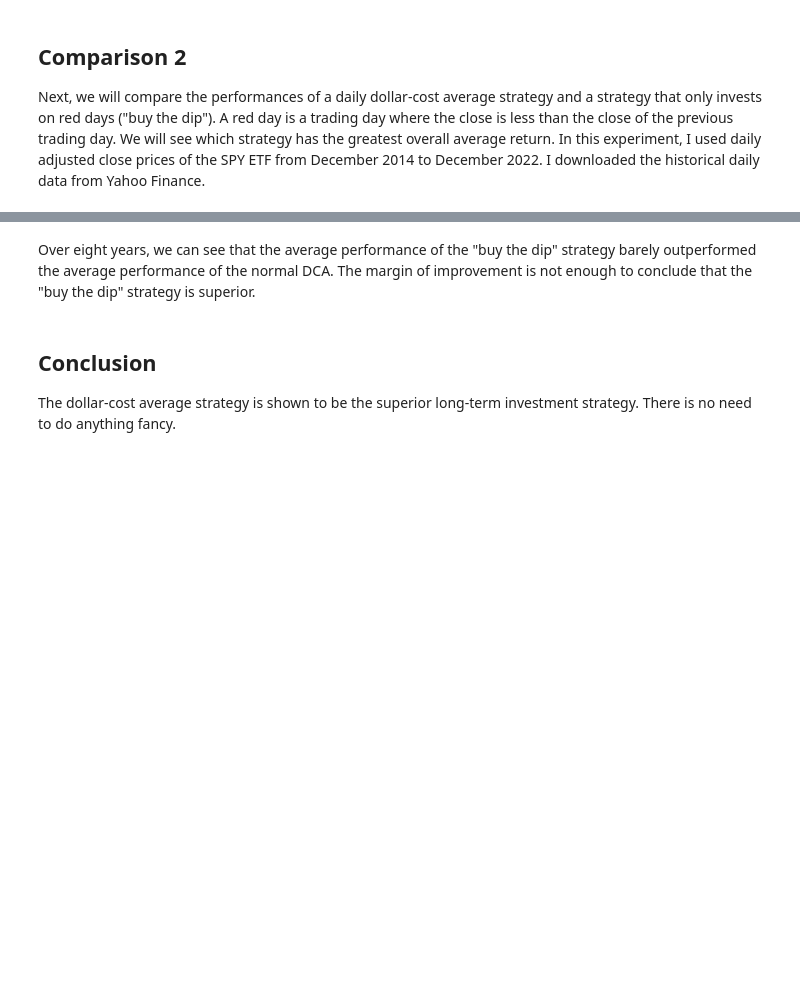
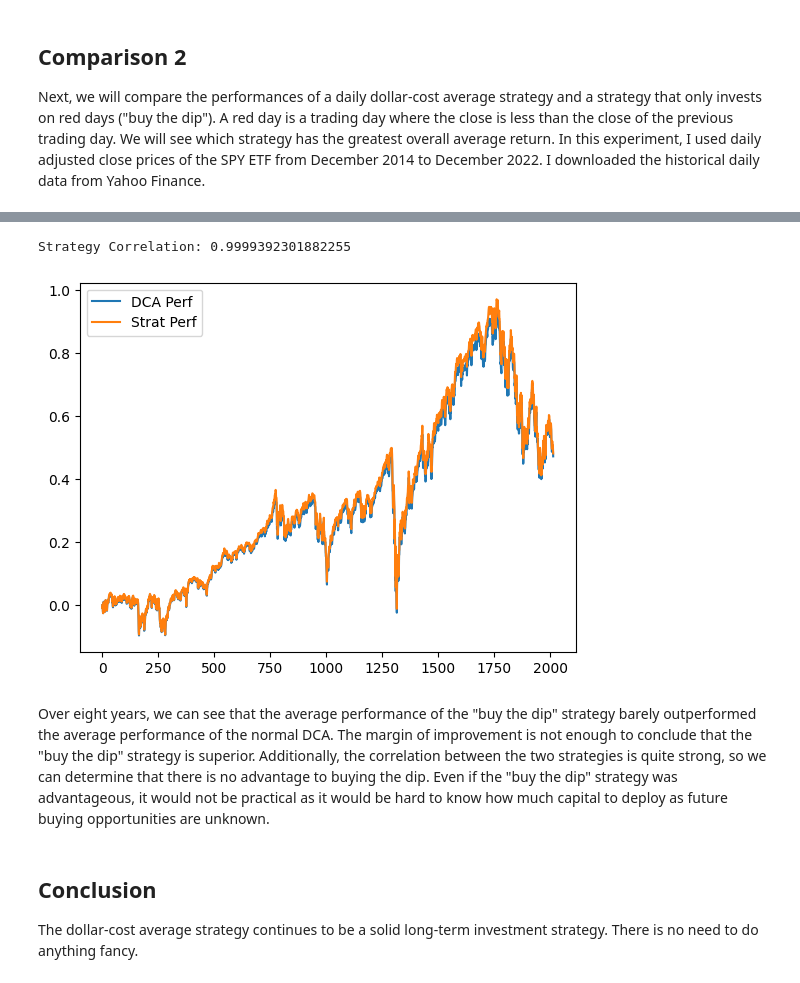
Before and after one commit to brianeide/backtesting, a Jupyter notebook: dca_compare/dca_compare.ipynb, the cells around one changed output, grey strips where cells are left out. Cells and saved outputs as stored; diff of their text form; code cells hidden in the pictures; blank space fills up the shorter version.

```diff
--- a/dca_compare/dca_compare.ipynb
+++ b/dca_compare/dca_compare.ipynb
@@ -128,7 +145,22 @@ Modified DCA Performance: 48.13%
 [figure]
+# %%
+# Calculating average performance over time
+df["DCA Perf"] = 0
+df["Strat Perf"] = 0
+for i in range(1, len(df.index)):
+    curr_price = df.loc[i, "Adj Close"]
+    df.loc[i, "DCA Perf"] = calc_perf(curr_price, list(df["DCA"])[:i])
+    df.loc[i, "Strat Perf"] = calc_perf(curr_price, list(df["Strat"])[:i])
+print(f'Strategy Correlation: {df["DCA Perf"].corr(df["Strat Perf"])}')
+df["DCA Perf"].plot(kind="line", legend=True)
+df["Strat Perf"].plot(kind="line", legend=True)
+mp.show()
+# %% [output]
+Strategy Correlation: 0.9999392301882255
+[figure, added]
 # %% [markdown]
-Over eight years, we can see that the average performance of the "buy the dip" strategy barely outperformed the average performance of the normal DCA. The margin of improvement is not enough to conclude that the "buy the dip" strategy is superior.
+Over eight years, we can see that the average performance of the "buy the dip" strategy barely outperformed the average performance of the normal DCA. The margin of improvement is not enough to conclude that the "buy the dip" strategy is superior. Additionally, the correlation between the two strategies is quite strong, so we can determine that there is no advantage to buying the dip. Even if the "buy the dip" strategy was advantageous, it would not be practical as it would be hard to know how much capital to deploy as future buying opportunities are unknown.
 # %% [markdown]
 ## Conclusion
 
-The dollar-cost average strategy is shown to be the superior long-term investment strategy. There is no need to do anything fancy.
+The dollar-cost average strategy continues to be a solid long-term investment strategy. There is no need to do anything fancy.
```
Also changed, not shown: parts of 4 cells of this notebook.
